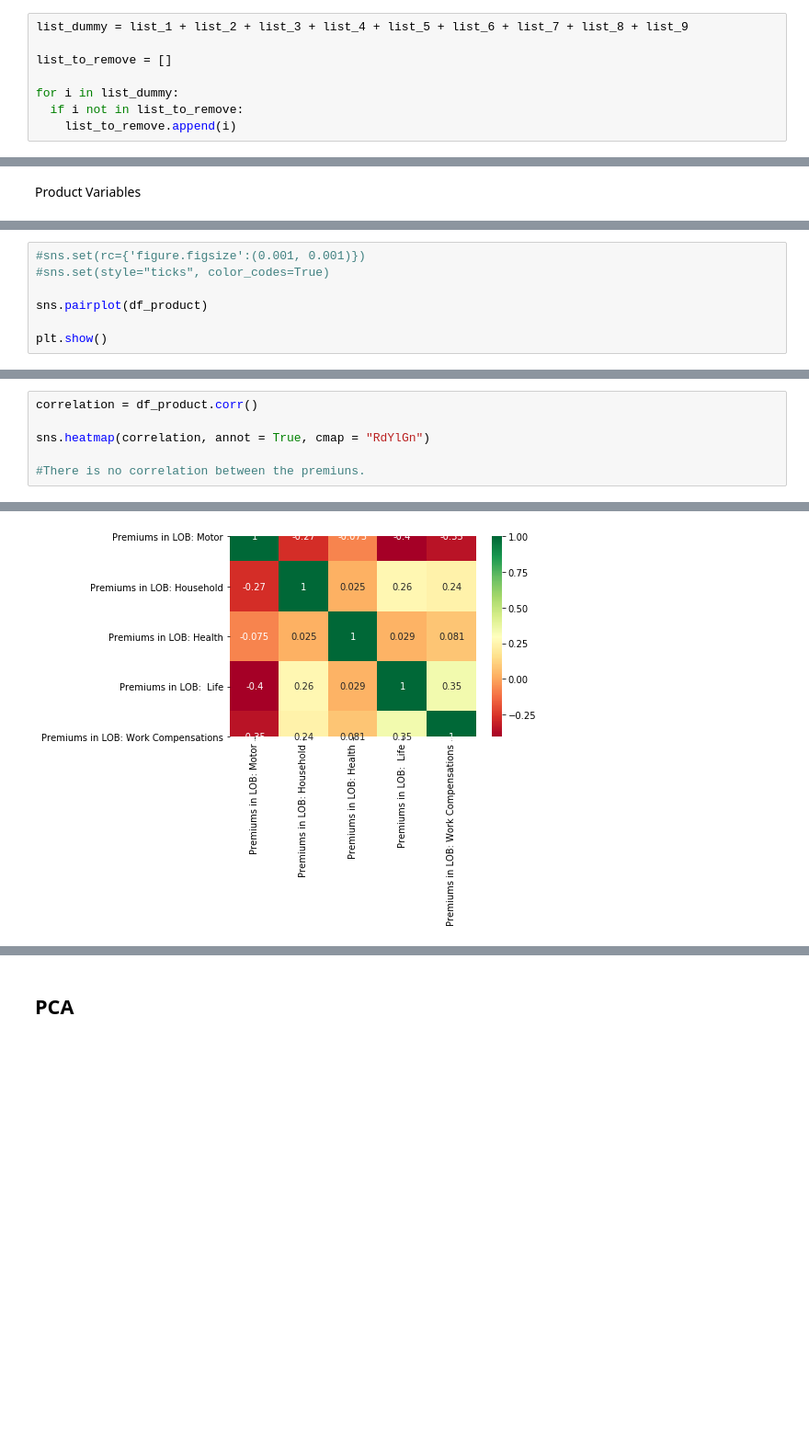
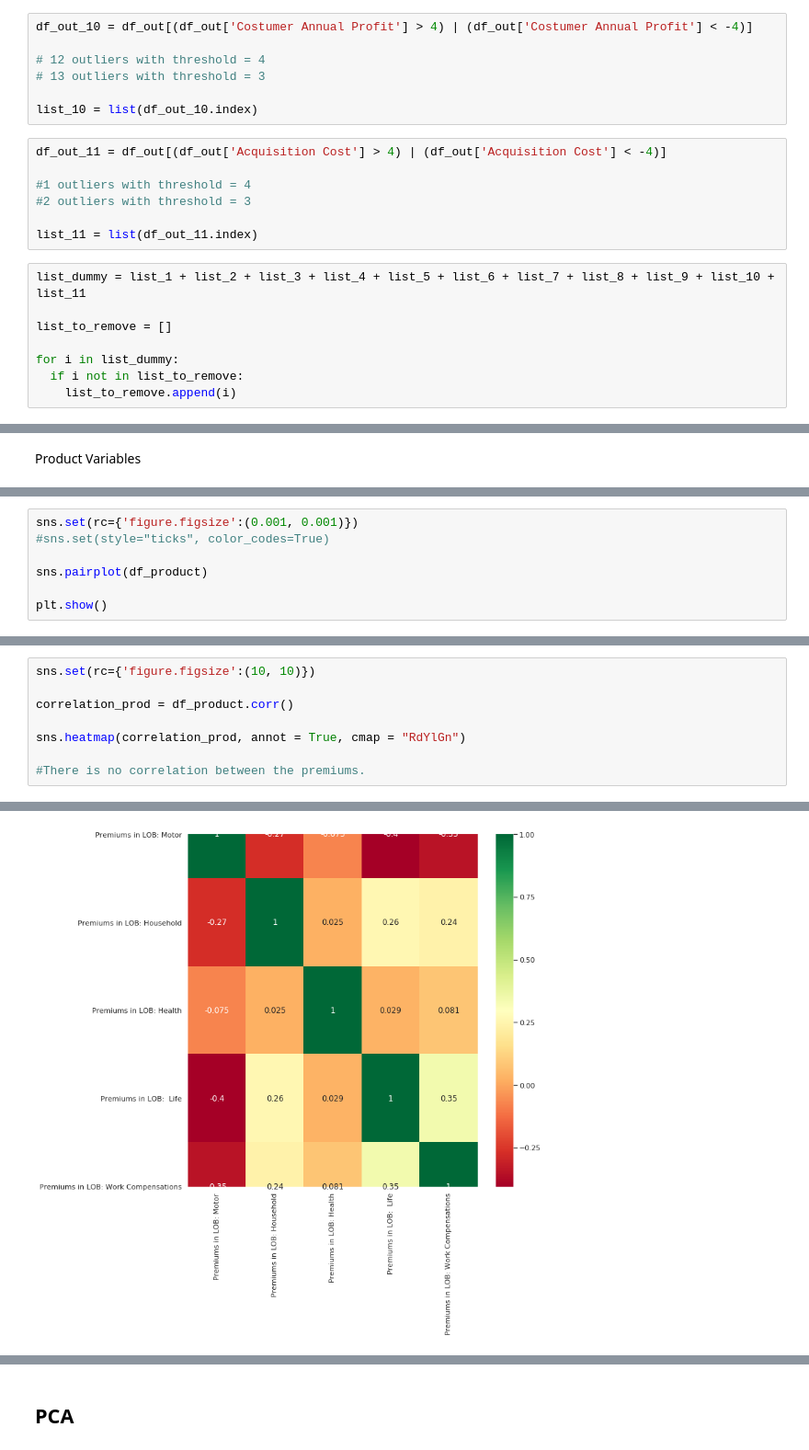
Before and after one commit to CatPalha/DataMiningProject, a Jupyter notebook: Structured version.ipynb, the cells around one changed output, grey strips where cells are left out. Shown at 92% size. Saved outputs shown, nothing was run; the diff lists cells and outputs as text; blank space fills up the shorter version.

Commit message:
Correction on outliers
Feature Selection on product variables and costumer variables.

```diff
--- a/Structured version.ipynb
+++ b/Structured version.ipynb
@@ -581,8 +554,22 @@ df_out_9 = df_out[(df_out['Premiums in LOB: Work Compensations'] > 4) | (df_out[
 #62 outliers with threshold = 4
 
 list_9 = list(df_out_9.index)
+# %%
+df_out_10 = df_out[(df_out['Costumer Annual Profit'] > 4) | (df_out['Costumer Annual Profit'] < -4)]
+
+# 12 outliers with threshold = 4
+# 13 outliers with threshold = 3
+
+list_10 = list(df_out_10.index)
+# %%
+df_out_11 = df_out[(df_out['Acquisition Cost'] > 4) | (df_out['Acquisition Cost'] < -4)]
+
+#1 outliers with threshold = 4
+#2 outliers with threshold = 3
+
+list_11 = list(df_out_11.index)
 # %%
-list_dummy = list_1 + list_2 + list_3 + list_4 + list_5 + list_6 + list_7 + list_8 + list_9
+list_dummy = list_1 + list_2 + list_3 + list_4 + list_5 + list_6 + list_7 + list_8 + list_9 + list_10 + list_11
 
 list_to_remove = []
 
@@ -669,5 +659,5 @@ df_product = df[['Premiums in LOB: Motor', 'Premiums in LOB: Household',
 # %%
-#sns.set(rc={'figure.figsize':(0.001, 0.001)})
+sns.set(rc={'figure.figsize':(0.001, 0.001)})
 #sns.set(style="ticks", color_codes=True)
 
 sns.pairplot(df_product)
@@ -678,9 +674,11 @@ plt.show()
 # %%
-correlation = df_product.corr()
+sns.set(rc={'figure.figsize':(10, 10)})
 
-sns.heatmap(correlation, annot = True, cmap = "RdYlGn")
+correlation_prod = df_product.corr()
 
-#There is no correlation between the premiuns.
+sns.heatmap(correlation_prod, annot = True, cmap = "RdYlGn")
+
+#There is no correlation between the premiums.
 # %% [output]
 <matplotlib.axes._subplots.AxesSubplot at 0x...>
-[figure, old version]
+[figure, new version]
```
Also changed, not shown: parts of 15 cells of this notebook, 2 other files.
